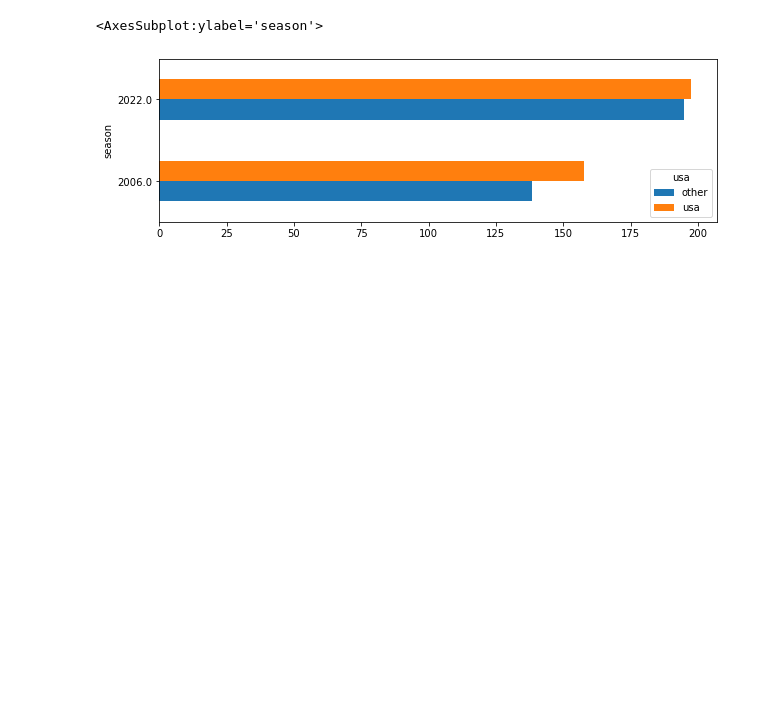
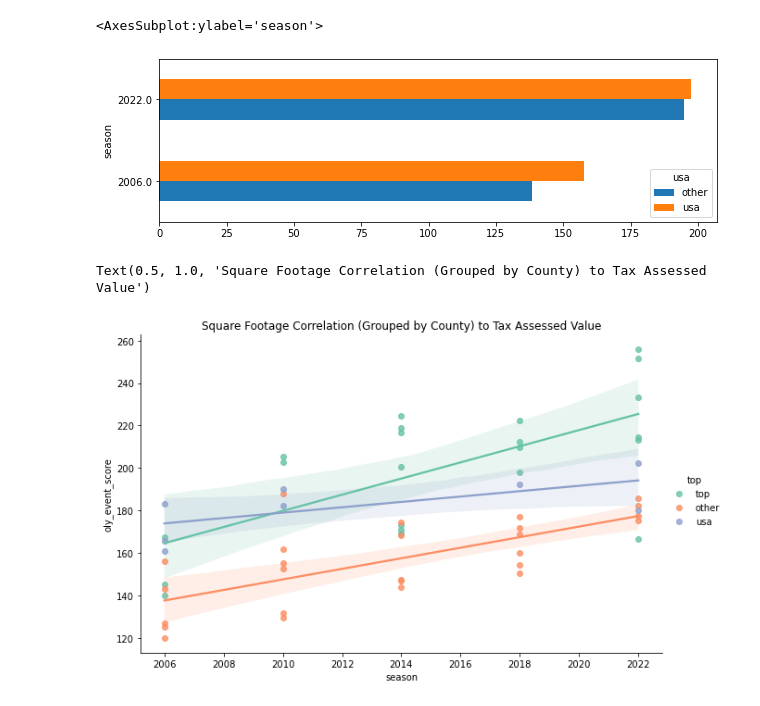
Before and after one commit to mindyshiben/skating_scores_project, a Jupyter notebook: explore.ipynb, the cells around one changed output. Drawn from its saved outputs; the diff is of its cells as text; code cells hidden in the pictures; blank space fills up the shorter version.

```diff
--- a/explore.ipynb
+++ b/explore.ipynb
@@ -282,0 +269,28 @@ ax2 = (train.where((train.season == 2006) | (train.season == 2022)).groupby(['se
+# %%
+plt.figure(figsize=(30, 15))
+sns.set_palette('Set2', 20)
+#sets size and color palette for the grapgh
+
+fig, axes = plt.subplots(8, 0, figsize=(50, 40), sharey=False)
+#creates subplots that share a y axis'
+
+sns.barplot(x='oly_event_score', y='season', data=train, hue='usa', orient='h', ax=axes[0,1])
+#axes[0].set_title('Number of Bedrooms and Tax Assessed Value')
+#creates first subplot
+
+sns.barplot(x='event_score', y='season', data=train, hue='usa', orient='h', ax=axes[1,1])
+
+sns.barplot(x='short_components_score', y='season', data=train, hue='usa', orient='h', ax=axes[2,1])
+
+sns.barplot(x='short_elements_score', y='season', data=train, hue='usa', orient='h', ax=axes[3,0])
+
+sns.barplot(x='free_components_score', y='season', data=train, hue='usa', orient='h', ax=axes[4,0])
+
+sns.barplot(x='free_elements_score', y='season', data=train, hue='usa', orient='h', ax=axes[5, 0])
+
+sns.barplot(x='event_deductions', y='season', data=train, hue='usa', orient='h', ax=axes[6, 0])
+
+sns.barplot(x='triple_triple', y='season', data=train, hue='usa', orient='h', ax=axes[7, 0])
+
+plt.ylim(reversed(plt.ylim()))
+plt.show()
@@ -282,0 +301,2 @@ ax2 = (train.where((train.season == 2006) | (train.season == 2022)).groupby(['se
+# %%
+train['season'] = train['season'].astype(object)
@@ -286,3 +471,11 @@ train.where((train.season == 2006) | (train.season == 2022)).groupby(['season','
 # %% [output]
 <AxesSubplot:ylabel='season'>
 [figure]
+# %%
+sns.set_palette('Set2', 20)
+# sets colors for graph
+sns.lmplot(x='season', y='oly_event_score', data=train, scatter=True, hue='top', col=None, height=5.5, aspect=8.7/5.5)
+plt.title("Square Footage Correlation (Grouped by County) to Tax Assessed Value")
+# %% [output]
+Text(0.5, 1.0, 'Square Footage Correlation (Grouped by County) to Tax Assessed Value')
+[figure, added]
```
Also changed, not shown: parts of 17 cells of this notebook.
